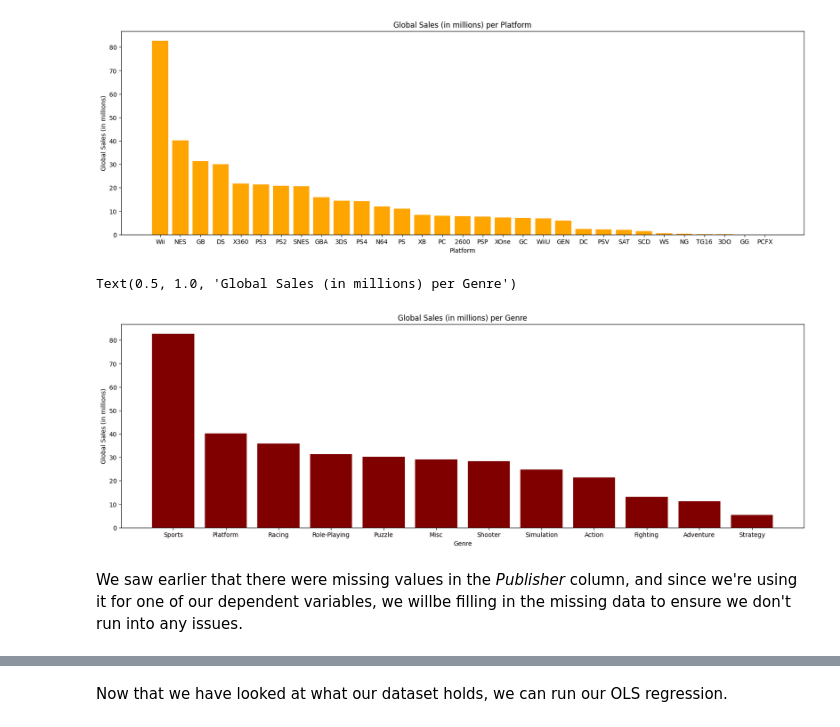
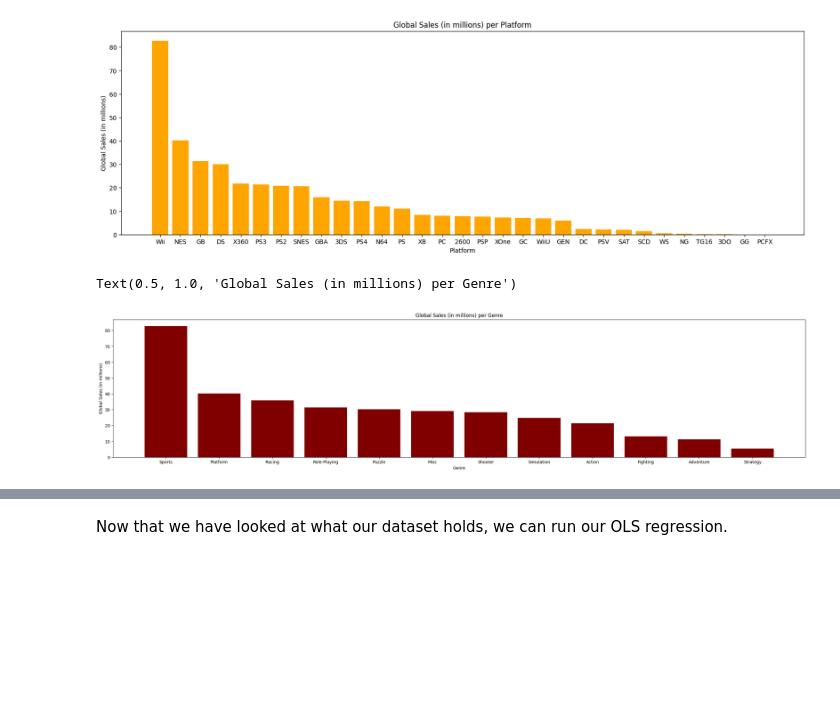
Before and after one commit to jadeqnguyen/cwl-data, a Jupyter notebook: final_notebook.ipynb, the cells around one changed output, grey strips where cells are left out. Saved outputs shown, nothing was run; the diff lists cells and outputs as text; code cells hidden in the pictures; blank space fills up the shorter version.

```diff
--- a/final_notebook.ipynb
+++ b/final_notebook.ipynb
@@ -213,13 +219,11 @@ plt.title('Global Sales (in millions) per Platform')
 Text(0.5, 1.0, 'Global Sales (in millions) per Platform')
 [figure]
 # %%
-plt.figure(figsize=(20,6))
+plt.figure(figsize=(30,6))
 plt.bar(df['Genre'],df['Global_Sales'], color='maroon')
 plt.xlabel('Genre')
 plt.ylabel('Global Sales (in millions)')
 plt.title('Global Sales (in millions) per Genre')
 # %% [output]
 Text(0.5, 1.0, 'Global Sales (in millions) per Genre')
-[figure, old version]
+[figure, new version]
-# %% [markdown]
-We saw earlier that there were missing values in the *Publisher* column, and since we're using it for one of our dependent variables, we willbe filling in the missing data to ensure we don't run into any issues.
```
Also changed, not shown: parts of 23 cells of this notebook.
